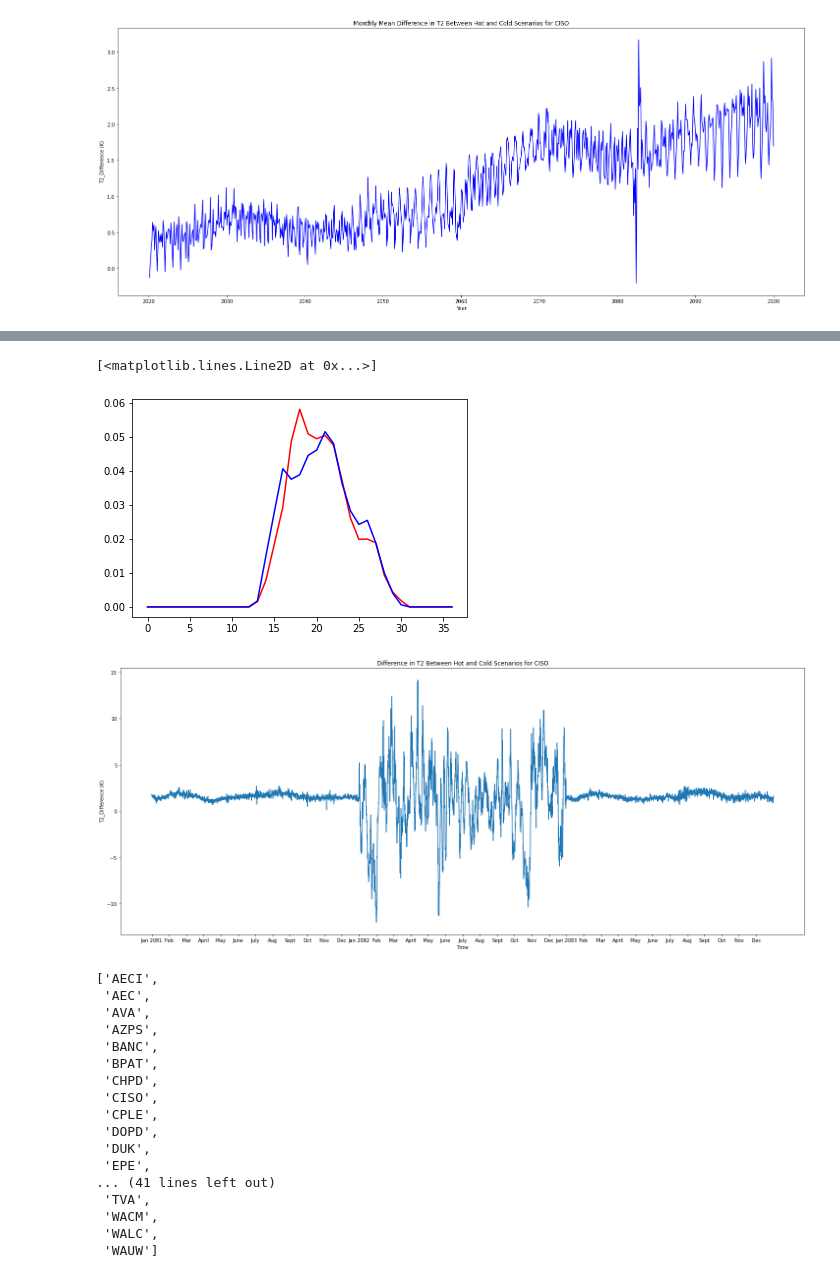
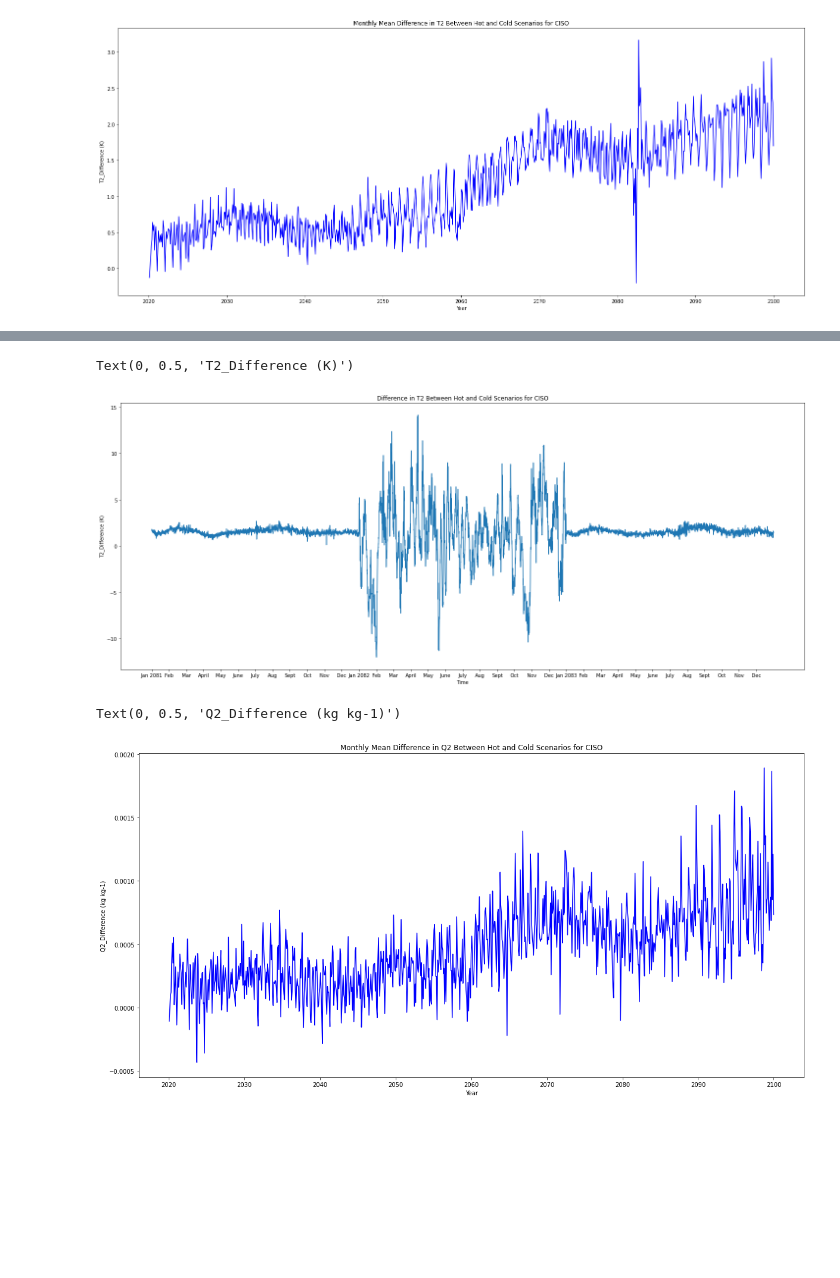
Before and after one commit to IMMM-SFA/misha_code, a Jupyter notebook: change_detection.ipynb, the cells around one changed output, grey strips where cells are left out. Cells and saved outputs as stored; diff of their text form; code cells hidden in the pictures; blank space fills up the shorter version.

```diff
--- a/change_detection.ipynb
+++ b/change_detection.ipynb
@@ -283,6 +215,0 @@ plt.plot(hist_hot_81, color = 'blue')
-# %%
-plt.plot(hist_cold_82, color = 'red')
-plt.plot(hist_cold_81, color = 'blue')
-# %% [output]
-[<matplotlib.lines.Line2D at 0x...>]
-[figure, removed]
@@ -294,15 +216,21 @@ df_3_years = pd.concat([hot_df_2081, hot_df_2082, hot_df_2083], ignore_index = T
 # %%
+hot_df_2081['T2_Cold'] = cold_df_2081['T2']
+hot_df_2082['T2_Cold'] = cold_df_2083['T2']
+hot_df_2083['T2_Cold'] = cold_df_2083['T2']
+df_3_years = pd.concat([hot_df_2081, hot_df_2082, hot_df_2083], ignore_index = True)
+
 # plot 2081-2083 hot/cold temp differences
 plt.figure(figsize=(25, 10))
 plt.plot(df_3_years['T2'] - df_3_years['T2_Cold'])
 
 plt.xlabel('Time')
 plt.title('Difference in T2 Between Hot and Cold Scenarios for CISO')
-plt.ylabel('T2_Difference (K)')
 plt.xticks(ticks = range(1, 26280, 730), labels = ['Jan 2081', 'Feb', 'Mar', 'April', 'May', 'June', 'July', 'Aug', 'Sept', 'Oct', 'Nov', 'Dec',
                                                    'Jan 2082', 'Feb', 'Mar', 'April', 'May', 'June', 'July', 'Aug', 'Sept', 'Oct', 'Nov', 'Dec',
                                                    'Jan 2083', 'Feb', 'Mar', 'April', 'May', 'June', 'July', 'Aug', 'Sept', 'Oct', 'Nov', 'Dec'])
+plt.ylabel('T2_Difference (K)')
 # %% [output]
+Text(0, 0.5, 'T2_Difference (K)')
 [figure]
 # %%
 list_of_files = glob.glob(os.path.join(r'C:\projects\CONUS_TGW_WRF_SSP585_HOT\CONUS_TGW_WRF_SSP585_HOT', "*.csv"))
@@ -318,22 +246,14 @@ for file_index in range(len(list_of_files)):
         BA_names.append(split[0])
 
 # run the two functions, general and top 5%, on each BA, generating a plot for each
-for BA in BA_names:
+# for BA in BA_names:
+    # BA_df = difference_values_general(BA)
+
+    # plt.figure(figsize=(25, 10))
+    # plt.plot(BA_df['Index'], BA_df['Mean_Difference'], color = 'blue')
+
+    # plt.xlabel('Year')
+    # plt.title('Monthly Mean Difference in T2 Between Hot and Cold Scenarios for ' + BA)
+    # plt.ylabel('T2_Difference (K)')
+
+    # plt.savefig('monthly_mean_difference_t2_' + BA + '.png')
-# %% [output]
-['AECI',
- 'AEC',
- 'AVA',
- 'AZPS',
- 'BANC',
- 'BPAT',
- 'CHPD',
- 'CISO',
- 'CPLE',
- 'DOPD',
- 'DUK',
- 'EPE',
-... (41 lines left out)
- 'TVA',
- 'WACM',
- 'WALC',
- 'WAUW']
@@ -339,0 +323,12 @@ for BA in BA_names:
+# %%
+wauw_q2 = difference_values_q2('CISO')
+
+plt.figure(figsize=(20, 10))
+plt.plot(wauw_q2['Index'], wauw_q2['Mean_Difference'], color = 'blue')
+
+plt.xlabel('Year')
+plt.title('Monthly Mean Difference in Q2 Between Hot and Cold Scenarios for CISO')
+plt.ylabel('Q2_Difference (kg kg-1)')
+# %% [output]
+Text(0, 0.5, 'Q2_Difference (kg kg-1)')
+[figure, added]
```
Also changed, not shown: parts of 20 cells of this notebook.
